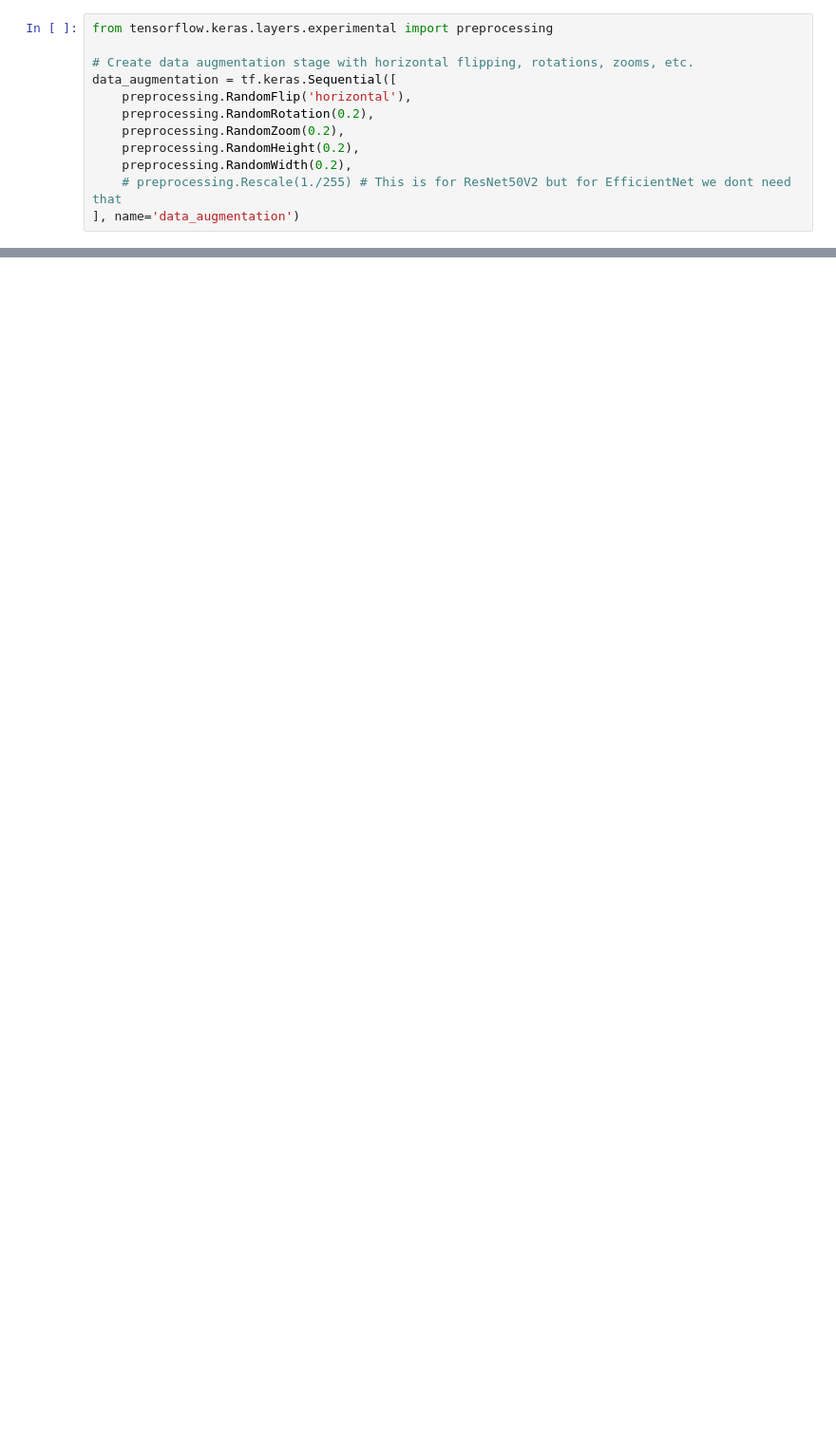
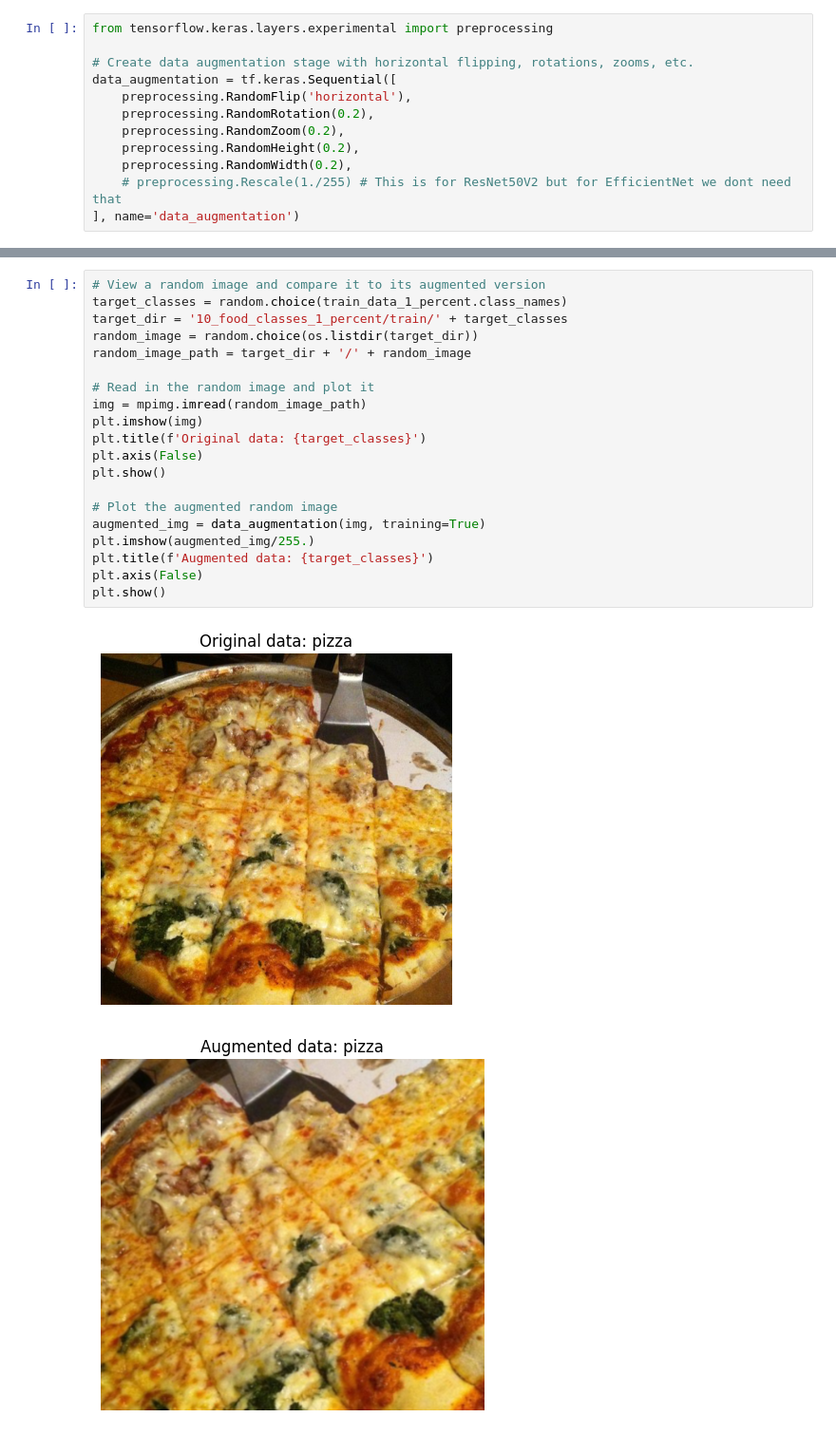
Before and after one commit to SedatParlak/tensorflow, a Jupyter notebook: 05_transfer_learning_fine_tuning.ipynb, the cells around one changed output, grey strips where cells are left out. Shown at 95% size. Cells and saved outputs as stored; diff of their text form; blank space fills up the shorter version.

```diff
--- a/05_transfer_learning_fine_tuning.ipynb
+++ b/05_transfer_learning_fine_tuning.ipynb
@@ -455,0 +485,23 @@ data_augmentation = tf.keras.Sequential([
+# %%
+# View a random image and compare it to its augmented version
+target_classes = random.choice(train_data_1_percent.class_names)
+target_dir = '10_food_classes_1_percent/train/' + target_classes
+random_image = random.choice(os.listdir(target_dir))
+random_image_path = target_dir + '/' + random_image
+
+# Read in the random image and plot it
+img = mpimg.imread(random_image_path)
+plt.imshow(img)
+plt.title(f'Original data: {target_classes}')
+plt.axis(False)
+plt.show()
+
+# Plot the augmented random image
+augmented_img = data_augmentation(img, training=True)
+plt.imshow(augmented_img/255.)
+plt.title(f'Augmented data: {target_classes}')
+plt.axis(False)
+plt.show()
+# %% [output]
+[figure, added]
+[figure, added]
```
Also changed, not shown: parts of 62 cells of this notebook.
